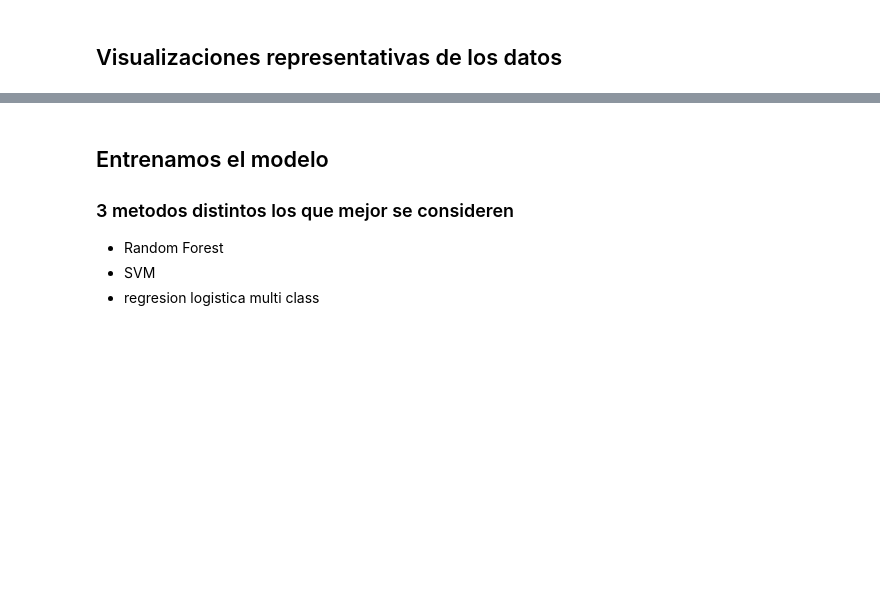
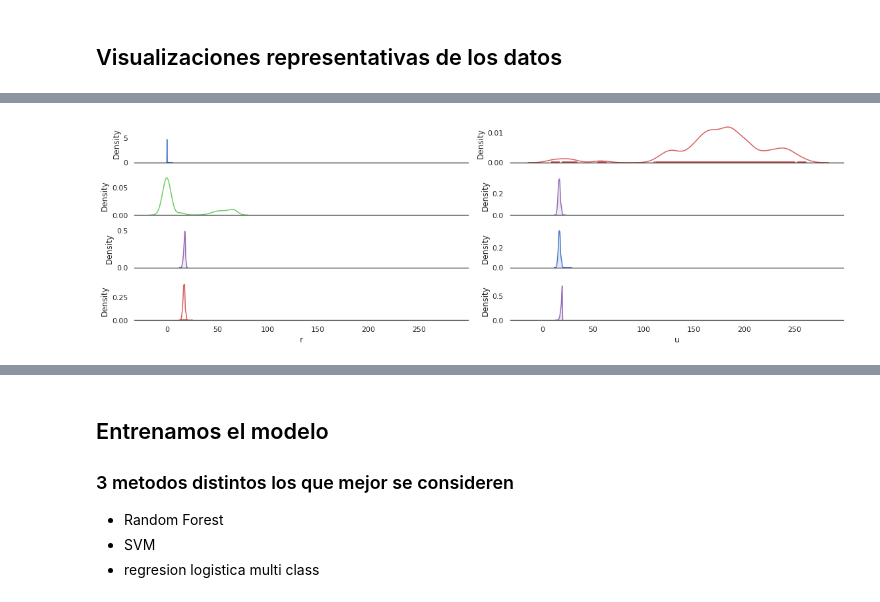
Before and after one commit to HeinzSch/Machine-Learning-Homework, a Jupyter notebook: Homework Astronomic.ipynb, the cells around one changed output, grey strips where cells are left out. Saved outputs shown, nothing was run; the diff lists cells and outputs as text; code cells hidden in the pictures; blank space fills up the shorter version.

```diff
--- a/Homework Astronomic.ipynb
+++ b/Homework Astronomic.ipynb
@@ -148,19 +148,19 @@ X.tail(5)
 ## Visualizaciones representativas de los datos
 # %%
 sns.set(style="white", palette="muted", color_codes=True)
-rs = np.random.RandomState(10)
 
-f, axes = plt.subplots(3,3, figsize=(10, 10), sharex=True)
+f, axes = plt.subplots(4,2, figsize=(16, 5), sharex=True)
 sns.despine(left=True)
 sns.distplot(X["redshift"],  color="b", ax=axes[0, 0])
 sns.distplot(X["ra"], hist=False, rug=True, color="r", ax=axes[0, 1])
-sns.distplot(X["dec"], hist=False, color="g", ax=axes[0, 2])
-sns.distplot(X["z"], color="m", ax=axes[1, 0])
+sns.distplot(X["dec"], hist=False, color="g", ax=axes[1, 0])
 sns.distplot(X["z"], color="m", ax=axes[1, 1])
-sns.distplot(X["i"],  color="b", ax=axes[1, 2)
-sns.distplot(X["r"], hist=False, rug=True, color="r", ax=axes[2, 0])
-sns.distplot(X["u"], color="m", ax=axes[2, 1])
-plt.setp(axes, yticks=[])
+sns.distplot(X["g"], color="m", ax=axes[2, 0])
+sns.distplot(X["i"],  color="b", ax=axes[2, 1])
+sns.distplot(X["r"], hist=False, rug=True, color="r", ax=axes[3, 0])
+sns.distplot(X["u"], color="m", ax=axes[3, 1])
+
+#plt.setp(axes, yticks=[])
 plt.tight_layout()
-print("Exploramos la distribucion de los datos respecto a distintas variables, como el ")
+print("Exploramos la distribucion de densidad de los datos")
 # %% [output]
@@ -167,0 +168 @@ SyntaxError: invalid syntax (<ipython-input-14-98346399db0b>, line 11)
+[figure, added]
```
Also changed, not shown: parts of 27 cells of this notebook, 1 other file.
